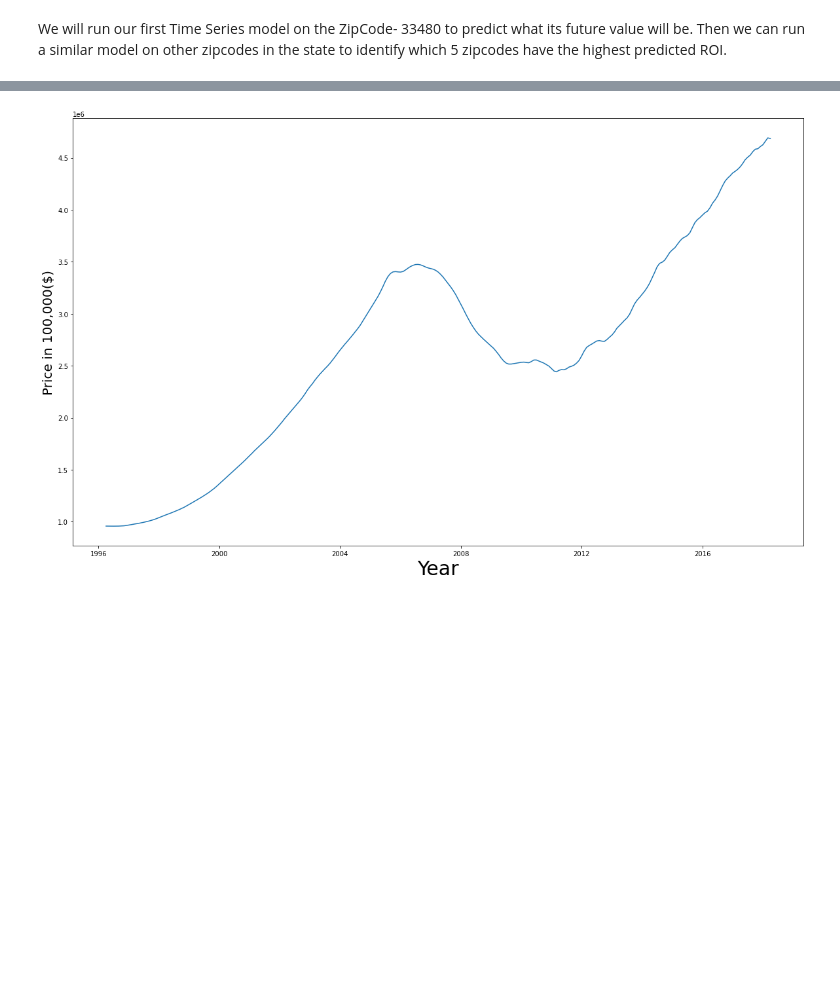
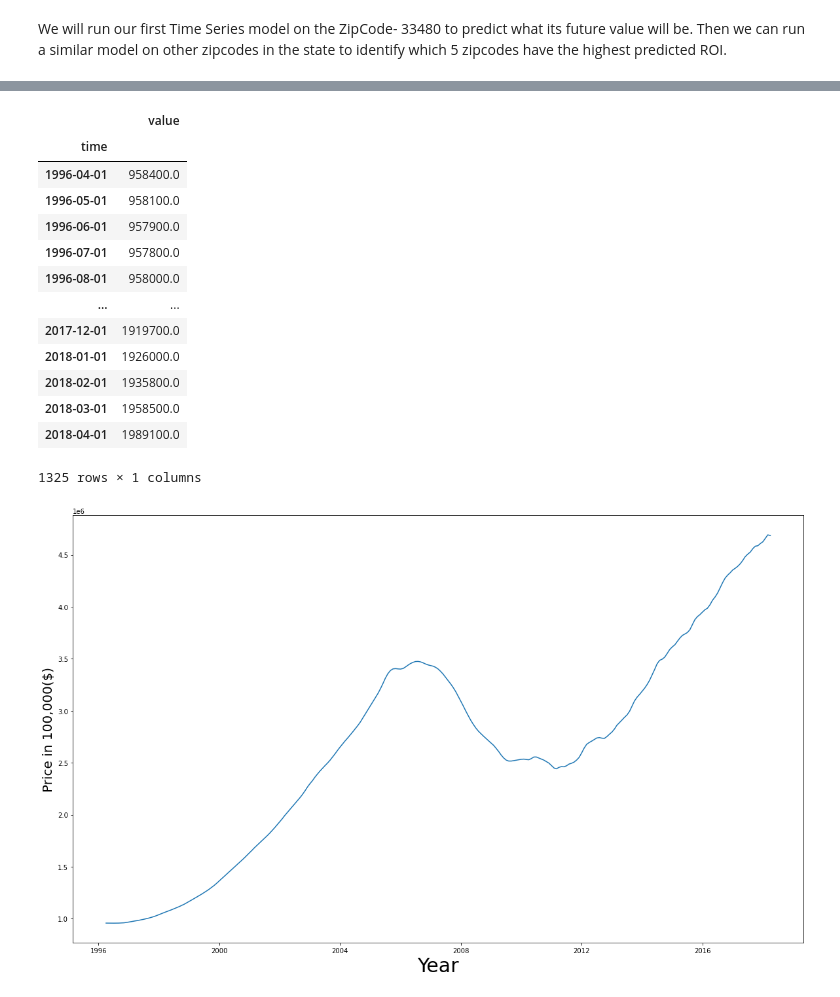
Before and after one commit to sanjitva/Zillow-TimeSeries-Modeling, a Jupyter notebook: sanjit_eda.ipynb, the cells around one changed output, grey strips where cells are left out. Drawn from its saved outputs; the diff is of its cells as text; code cells hidden in the pictures; blank space fills up the shorter version.

```diff
--- a/sanjit_eda.ipynb
+++ b/sanjit_eda.ipynb
@@ -8,26 +0,0 @@ import matplotlib.pyplot as plt
-# %%
-def get_datetimes(df):
-    """
-    Takes a dataframe:
-    returns only those column names that can be converted into datetime objects
-    as datetime objects.
-    NOTE number of returned columns may not match total number of columns in passed dataframe
-    """
-
-    return pd.to_datetime(df.columns.values[7:], format='%Y-%m')
-
-
-def melt_data(df):
-    """
-    Takes the zillow_data dataset in wide form or a subset of the zillow_dataset.
-    Returns a long-form datetime dataframe
-    with the datetime column names as the index and the values as the 'values' column.
-
-    If more than one row is passes in the wide-form dataset, the values column
-    will be the mean of the values from the datetime columns in all of the rows.
-    """
-
-    melted = pd.melt(df, id_vars=['RegionName', 'RegionID', 'SizeRank', 'City', 'State', 'Metro', 'CountyName'], var_name='time')
-    melted['time'] = pd.to_datetime(melted['time'], infer_datetime_format=True)
-    melted = melted.dropna(subset=['value'])
-    return melted.groupby('time').aggregate({'value':'mean'})
@@ -136,4 +127,14 @@ zip33480 = df[df['RegionName']==33480]
+# %%
+# Creating dataframes containing historical prices of the Top 5 Zip Codes
+zip33480 = df[df['RegionName']==33480]
+zip33139 = df[df['RegionName']==33139]
+zip33149 = df[df['RegionName']==33149]
+zip34102 = df[df['RegionName']==34102]
+zip33921 = df[df['RegionName']==33921]
 # %%
-# Time Series dataframe of 33480 Zip Code prices
-
+# Time Series dataframe of Top 5 Zip Code prices
 series33480 = melt_data(zip33480)
+series33139 = melt_data(zip33139)
+series33149 = melt_data(zip33149)
+series34102 = melt_data(zip34102)
+series33921 = melt_data(zip33921)
@@ -159,2 +141,22 @@ series33480
+# %%
+# Creating a dataframe combining the information for the Top 5 Zip Codes
+top5 = series33480.append([series33139, series33149, series34102, series33921])
+# %%
+top5
+# %% [output]
+|  | value |
+| time |  |
+| 1996-04-01 | 958400.0 |
+| 1996-05-01 | 958100.0 |
+| 1996-06-01 | 957900.0 |
+| 1996-07-01 | 957800.0 |
+| 1996-08-01 | 958000.0 |
+| ... | ... |
+| 2017-12-01 | 1919700.0 |
+| 2018-01-01 | 1926000.0 |
+| 2018-02-01 | 1935800.0 |
+| 2018-03-01 | 1958500.0 |
+| 2018-04-01 | 1989100.0 |
+1325 rows × 1 columns
 # %%
 #Visualizing our Time Series Data
```
Also changed, not shown: parts of 32 cells of this notebook, 3 other files.
